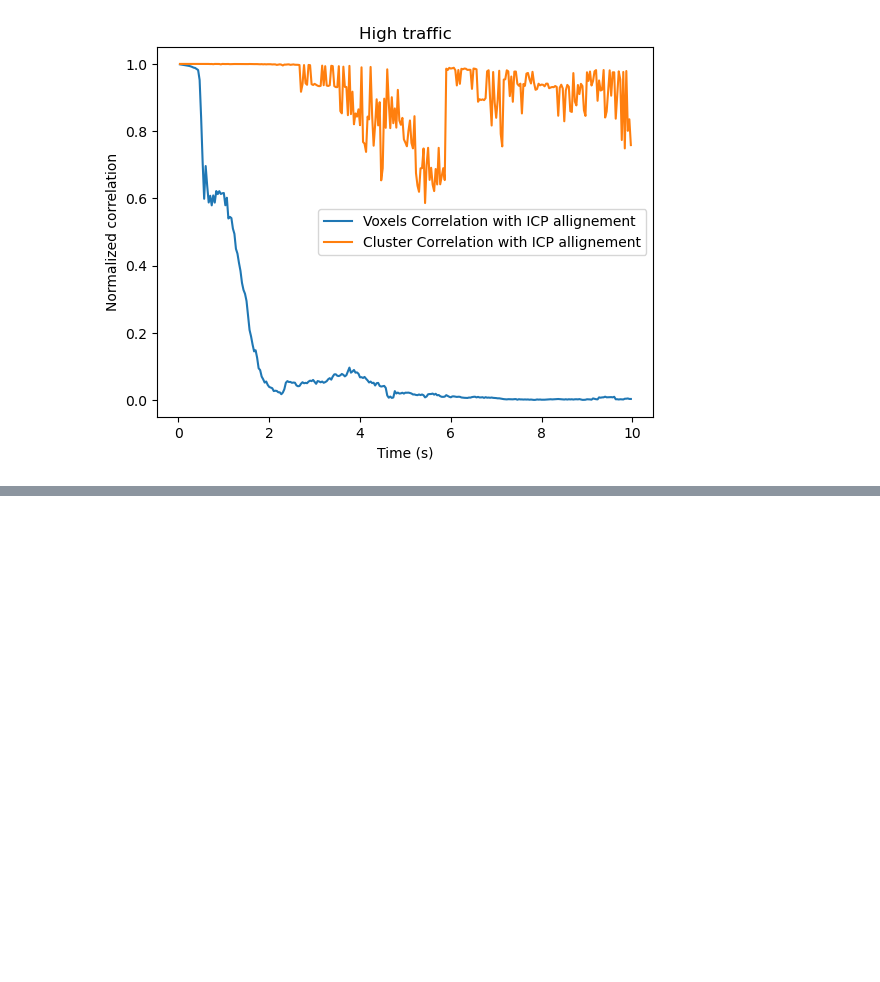
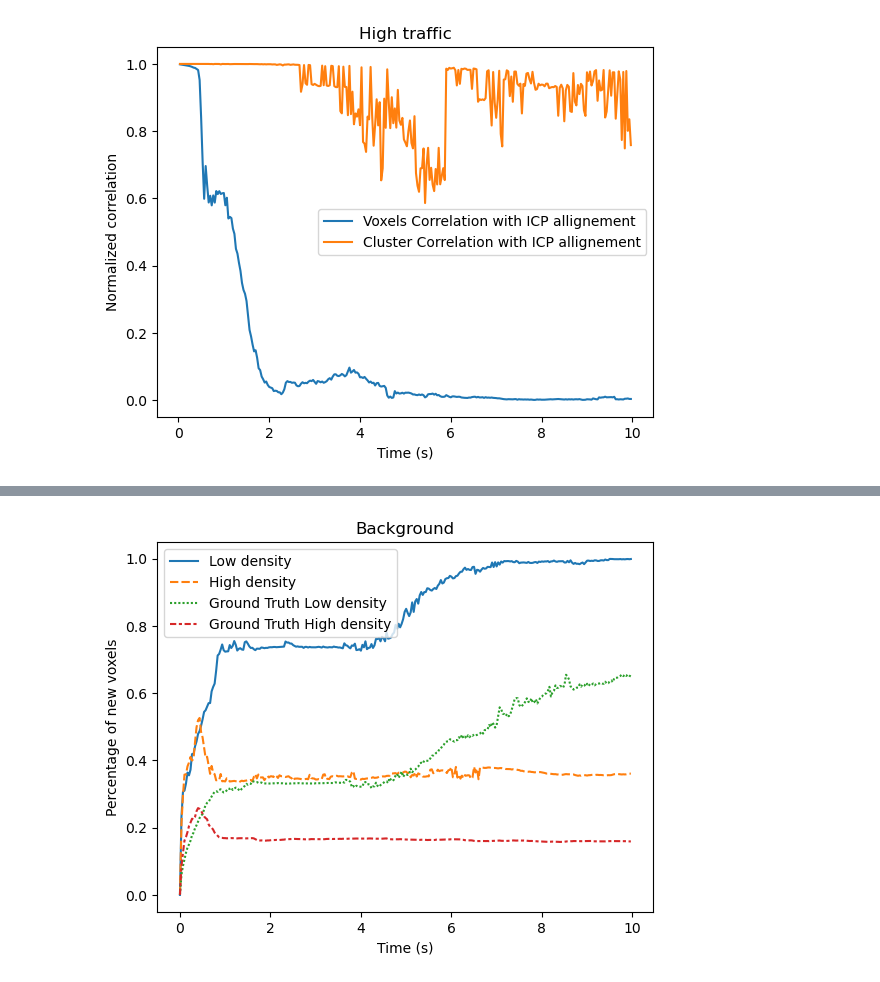
Before and after one commit to FilippoBragato/pqos-correlation, a Jupyter notebook: test.ipynb, the cells around one changed output, grey strips where cells are left out. Drawn from its saved outputs; the diff is of its cells as text; code cells hidden in the pictures; blank space fills up the shorter version.

```diff
--- a/test.ipynb
+++ b/test.ipynb
@@ -666,0 +600,99 @@ print(points2[closest_indices, :])
+# %%
+roba = {"df low":df_low,
+        "df high": df,
+        "back low": back_correlation_low,
+        "back high": back_correlation_high,
+        "mobile low": mobile_correlation_low,
+        "mobile high": mobile_correlation_high}
+with open('1.pickle', 'wb') as handle:
+    pickle.dump(roba, handle, protocol=pickle.HIGHEST_PROTOCOL)
+# %%
+time = 300
+fp = "/home/filo/thesis/pqos-correlation/corr_study/dataset/TLC_web/archives/t3low/ClearSunset/BBOX.hdf5"
+dicts = find_truth(fp, 1000, time, dataset, "t3low",  Weather.Clear, Time.Sunset, Sensor.LT)
+df_low = pd.DataFrame.from_dict(dicts)
+df_low["Time (s)"] = np.arange(time)/30
+
+others_low = list(df_low.columns)
+others_low.remove("new")
+others_low.remove("background")
+others_low.remove("Time (s)")
+others_low.remove("mobile")
+
+fp = "/home/filo/thesis/pqos-correlation/corr_study/dataset/TLC_web/archives/t3high/ClearSunset/BBOX.hdf5"
+dicts = find_truth(fp, 4413, time, dataset, "t3high",  Weather.Clear, Time.Sunset, Sensor.LT)
+df = pd.DataFrame.from_dict(dicts)
+df["Time (s)"] = np.arange(time)/30
+others = list(df.columns)
+others.remove("new")
+others.remove("background")
+others.remove("Time (s)")
+others.remove("mobile")
+
+m = tf.keras.models.load_model('network_miniUNet.h5')
+
+pcd_top = dataset.open_measurement_sample_TLC("t3low", Weather.Clear, Time.Sunset, Sensor.LT, 1000)
+back_correlation_low = []
+mobile_correlation_low = []
+previous_transformation = None
+previous_centroids = None
+for i in trange(999+2, 999+301):
+    pcd_top_compare = dataset.open_measurement_sample_TLC("t3low", Weather.Clear, Time.Sunset, Sensor.LT, i)
+    background, mobile, previous_transformation, previous_centroids = pcd_top.compare_using_classifier(pcd_top_compare,
+                                                                                                       classifier=m,
+                                                                                                       initial_transformation=previous_transformation,
+                                                                                                       initial_centroids=previous_centroids)
+    back_correlation_low.append(background)
+    mobile_correlation_low.append(mobile)
+
+pcd_top = dataset.open_measurement_sample_TLC("t3high", Weather.Clear, Time.Sunset, Sensor.LT, 4413)
+back_correlation_high = []
+mobile_correlation_high = []
+previous_transformation = None
+previous_centroids = None
+for i in trange(4412+2, 4412+301):
+    pcd_top_compare = dataset.open_measurement_sample_TLC("t3high", Weather.Clear, Time.Sunset, Sensor.LT, i)
+    background, mobile, previous_transformation, previous_centroids = pcd_top.compare_using_classifier(pcd_top_compare,
+                                                                                   classifier=m,
+                                                                                   initial_transformation=previous_transformation,
+                                                                                   initial_centroids=previous_centroids)
+    back_correlation_high.append(background)
+    mobile_correlation_high.append(mobile)
+
+roba = {"df low":df_low,
+        "df high": df,
+        "back low": back_correlation_low,
+        "back high": back_correlation_high,
+        "mobile low": mobile_correlation_low,
+        "mobile high": mobile_correlation_high}
+
+with open('1000.pickle', 'wb') as handle:
+    pickle.dump(roba, handle, protocol=pickle.HIGHEST_PROTOCOL)
+
+
+df_datas_back = [[0,] + back_correlation_low,
+                 [0,] + back_correlation_high,
+                 list(df_low["background"]),
+                 list(df["background"])]
+
+df_datas_back = np.array(df_datas_back).T
+df_datas_back = pd.DataFrame(df_datas_back, np.arange(300)/30, ["Low density", "High density", "Ground Truth Low density", "Ground Truth High density"])
+sns.lineplot(df_datas_back, dashes=True)
+plt.title("Background")
+plt.ylabel("Percentage of new voxels")
+plt.xlabel("Time (s)")
+plt.show()
+
+df_datas_mobile = [[0,] + mobile_correlation_low,
+                   [0,] + mobile_correlation_high,
+                   list(df_low[others_low].sum(axis=1)),
+                   list(df[others].sum(axis=1))]
+df_datas_mobile = np.array(df_datas_mobile).T
+df_datas_mobile = pd.DataFrame(df_datas_mobile, np.arange(300)/30, ["Low density", "High density", "Ground Truth Low density", "Ground Truth High density"])
+sns.lineplot(df_datas_mobile, dashes=True)
+plt.title("Mobile Elements")
+plt.ylabel("Sum of distances between centroids")
+plt.xlabel("Time (s)")
+plt.show()
+# %% [output]
+[figure, added]
```
Also changed, not shown: parts of 24 cells of this notebook, 4 other files.
